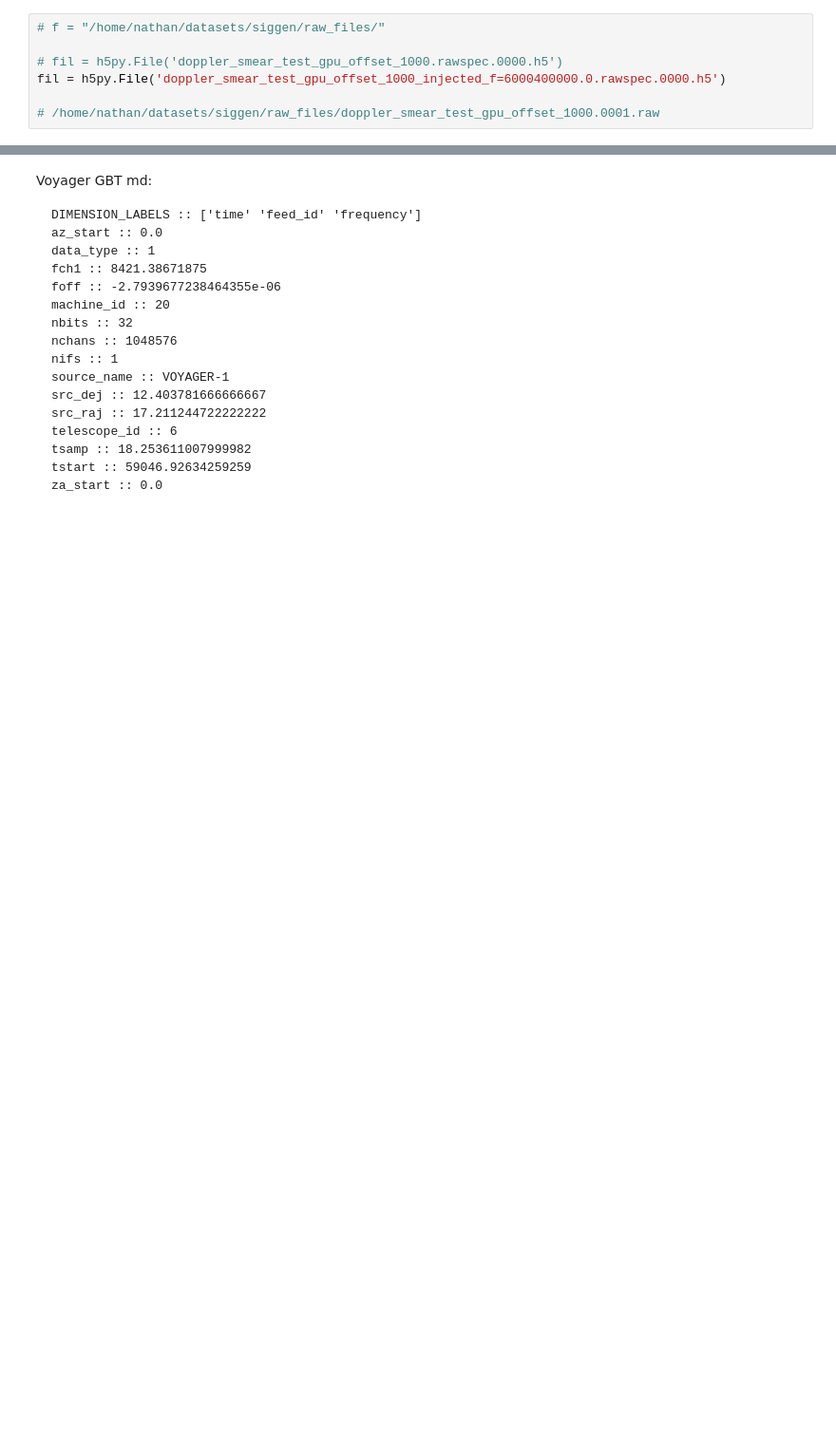
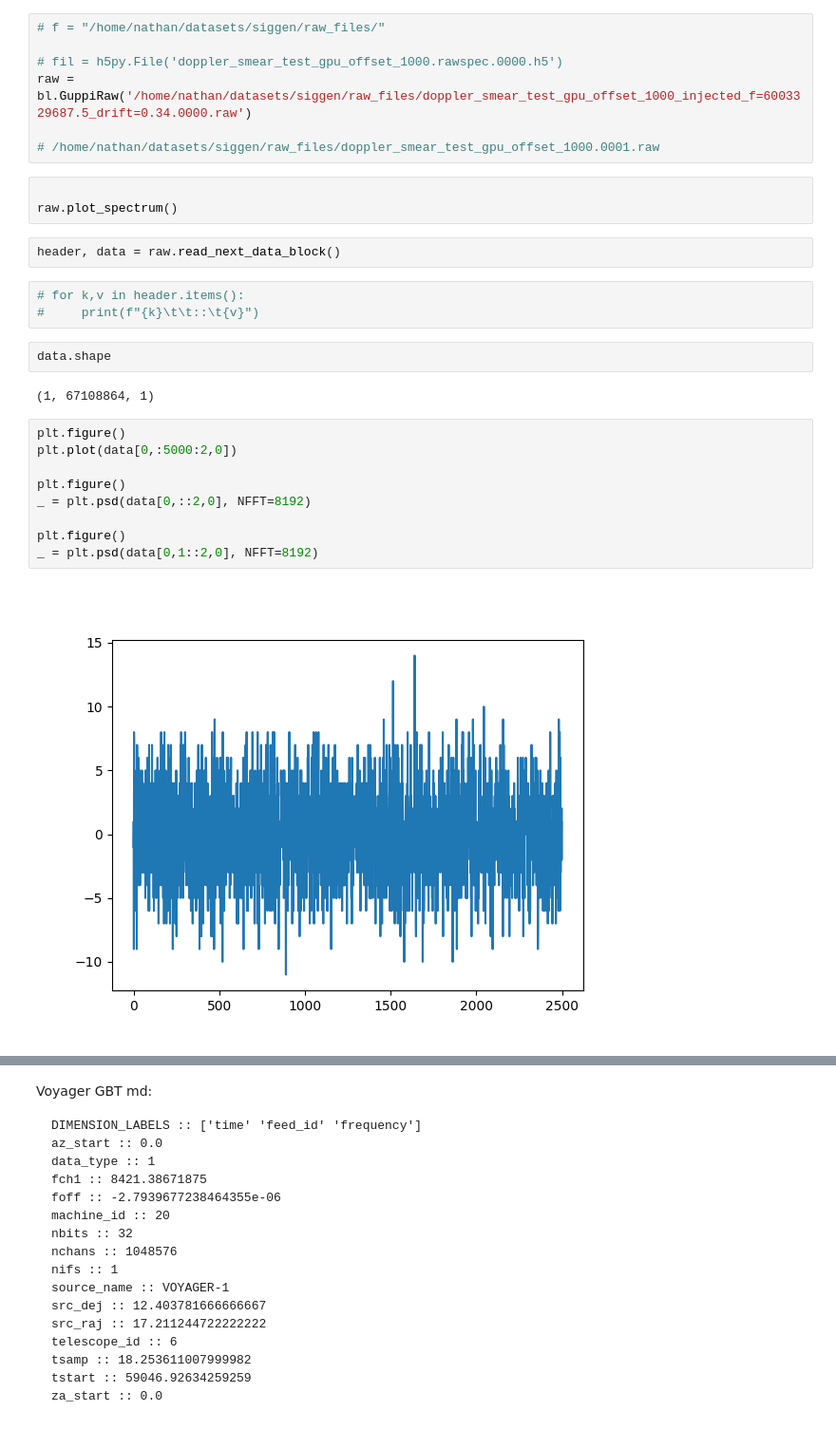
Before and after one commit to n-west/bliss-benchmark, a Jupyter notebook: view_raw.ipynb, the cells around one changed output, grey strips where cells are left out. Shown at 95% size. Cells and saved outputs as stored; diff of their text form; blank space fills up the shorter version.

```diff
--- a/view_raw.ipynb
+++ b/view_raw.ipynb
@@ -21,6 +24,29 @@ import matplotlib.pyplot as plt
 # f = "/home/nathan/datasets/siggen/raw_files/"
 
 # fil = h5py.File('doppler_smear_test_gpu_offset_1000.rawspec.0000.h5')
-fil = h5py.File('doppler_smear_test_gpu_offset_1000_injected_f=6000400000.0.rawspec.0000.h5')
+raw = bl.GuppiRaw('/home/nathan/datasets/siggen/raw_files/doppler_smear_test_gpu_offset_1000_injected_f=6003329687.5_drift=0.34.0000.raw')
 
 # /home/nathan/datasets/siggen/raw_files/doppler_smear_test_gpu_offset_1000.0001.raw
+# %%
+
+raw.plot_spectrum()
+# %%
+header, data = raw.read_next_data_block()
+# %%
+# for k,v in header.items():
+#     print(f"{k}\t\t::\t{v}")
+# %%
+data.shape
+# %% [output]
+(1, 67108864, 1)
+# %%
+plt.figure()
+plt.plot(data[0,:5000:2,0])
+
+plt.figure()
+_ = plt.psd(data[0,::2,0], NFFT=8192)
+
+plt.figure()
+_ = plt.psd(data[0,1::2,0], NFFT=8192)
+# %% [output]
+[figure, added]
```
Also changed, not shown: parts of 8 cells of this notebook, 2 other files.
